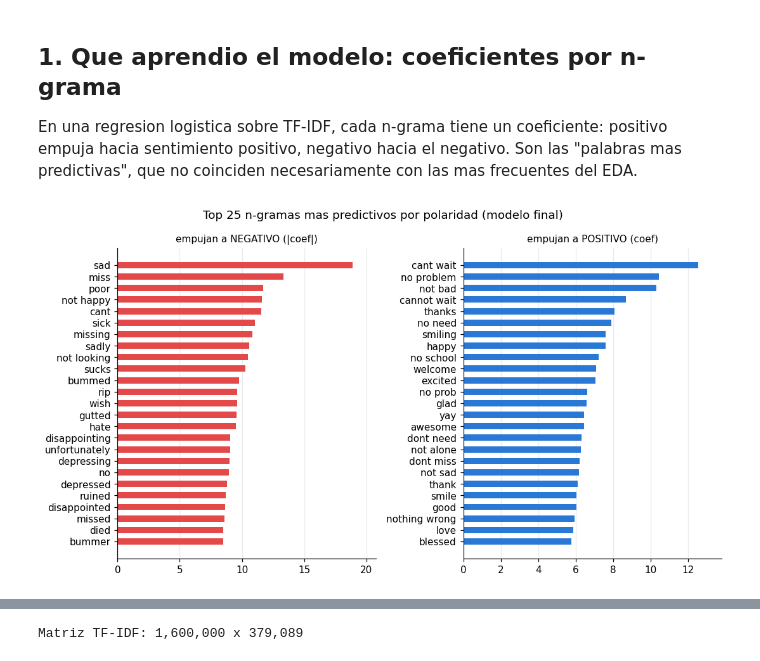
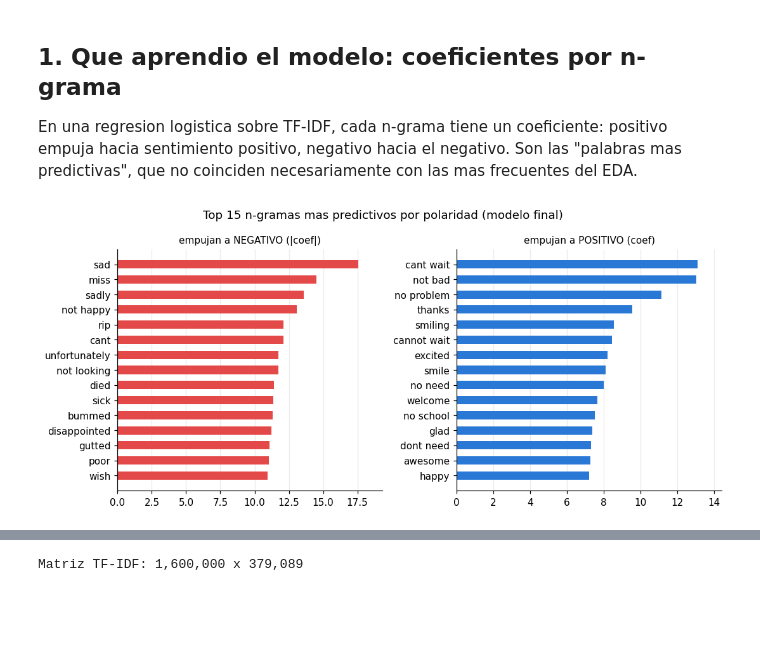
Before and after one commit to marcelocassiovieira/diplomatura-ia, a Jupyter notebook: tp3/notebooks/06_interpretacion.ipynb, the cells around one changed output, grey strips where cells are left out. Cells and saved outputs as stored; diff of their text form; code cells hidden in the pictures; blank space fills up the shorter version.

```diff
--- a/tp3/notebooks/06_interpretacion.ipynb
+++ b/tp3/notebooks/06_interpretacion.ipynb
@@ -55,20 +54,20 @@ mas predictivas", que no coinciden necesariamente con las mas frecuentes del EDA
 # %%
 coefs = lr.coef_.ravel()
 orden = np.argsort(coefs)
-top_neg = pd.Series(coefs[orden[:25]], index=vocab[orden[:25]])
-top_pos = pd.Series(coefs[orden[-25:]], index=vocab[orden[-25:]])
+top_neg = pd.Series(coefs[orden[:15]], index=vocab[orden[:15]])
+top_pos = pd.Series(coefs[orden[-15:]], index=vocab[orden[-15:]])
 
-fig, axes = plt.subplots(1, 2, figsize=(10, 5.5))
-barras = axes[0].barh(top_neg.index[::-1], -top_neg.values[::-1], height=0.55, color=COLOR_NEG)
+fig, axes = plt.subplots(1, 2, figsize=(10, 4.5))
+axes[0].barh(top_neg.index[::-1], -top_neg.values[::-1], height=0.55, color=COLOR_NEG)
 axes[0].set_title("empujan a NEGATIVO (|coef|)", fontsize=10)
-barras = axes[1].barh(top_pos.index, top_pos.values, height=0.55, color=COLOR_POS)
+axes[1].barh(top_pos.index, top_pos.values, height=0.55, color=COLOR_POS)
 axes[1].set_title("empujan a POSITIVO (coef)", fontsize=10)
 for ax in axes:
     ax.grid(axis="y", alpha=0)
     ax.margins(x=0.1)
-fig.suptitle("Top 25 n-gramas mas predictivos por polaridad (modelo final)")
+fig.suptitle("Top 15 n-gramas mas predictivos por polaridad (modelo final)")
 fig.tight_layout()
 guardar_fig(fig, "06_coeficientes.png")
 plt.show()
 # %% [output]
-[figure, old version]
+[figure, new version]
```
Also changed, not shown: parts of 23 cells of this notebook, 17 other files.
